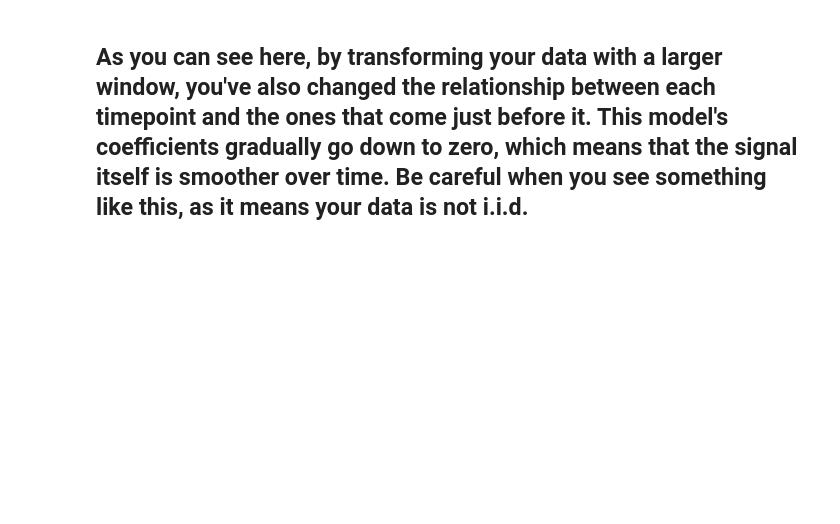
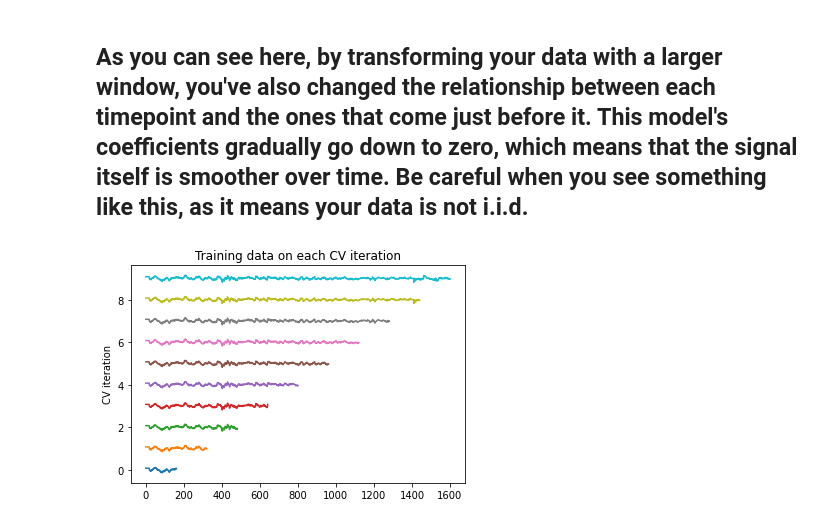
Before and after one commit to martinnss/Micro_Projects, a Jupyter notebook: apuntes datacamp/Time Series.ipynb, the cells around one changed output. Drawn from its saved outputs; the diff is of its cells as text; code cells hidden in the pictures; blank space fills up the shorter version.

```diff
--- a/apuntes datacamp/Time Series.ipynb
+++ b/apuntes datacamp/Time Series.ipynb
@@ -279,3 +279,20 @@ plt.show()
 [figure]
 # %% [markdown]
 ## As you can see here, by transforming your data with a larger window, you've also changed the relationship between each timepoint and the ones that come just before it. This model's coefficients gradually go down to zero, which means that the signal itself is smoother over time. Be careful when you see something like this, as it means your data is not i.i.d.
+# %%
+# Import TimeSeriesSplit
+from sklearn.model_selection import TimeSeriesSplit
+
+# Create time-series cross-validation object
+cv = TimeSeriesSplit(n_splits=10)
+
+# Iterate through CV splits
+fig, ax = plt.subplots()
+for ii, (tr, tt) in enumerate(cv.split(X, y)):
+    # Plot the training data on each iteration, to see the behavior of the CV
+    ax.plot(tr, ii + y[tr])
+
+ax.set(title='Training data on each CV iteration', ylabel='CV iteration')
+plt.show()
+# %% [output]
+[figure, added]
```
Also changed, not shown: parts of 5 cells of this notebook, 1 other file.
